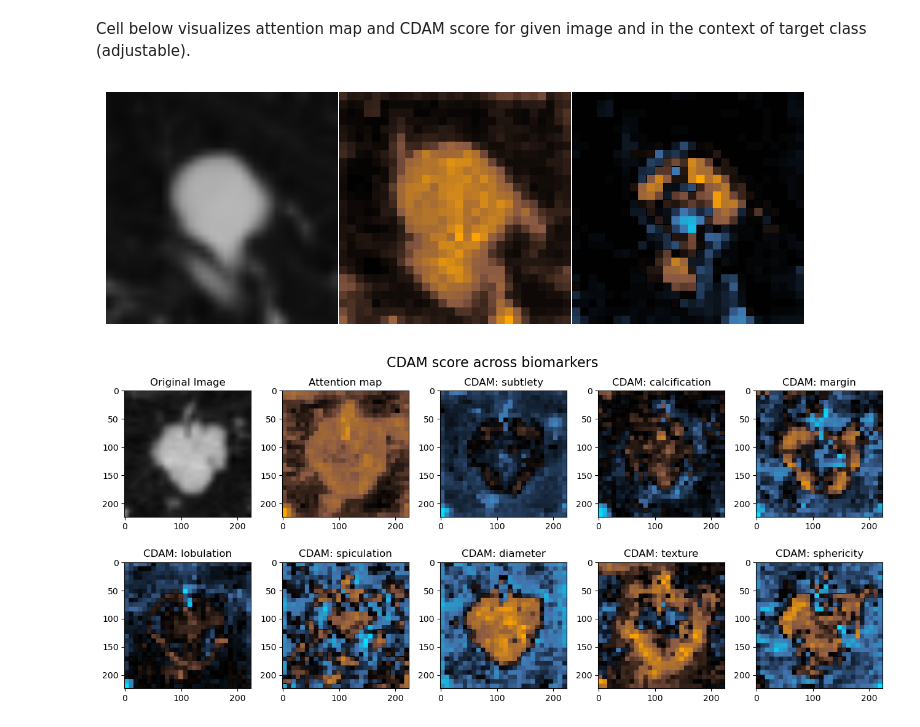
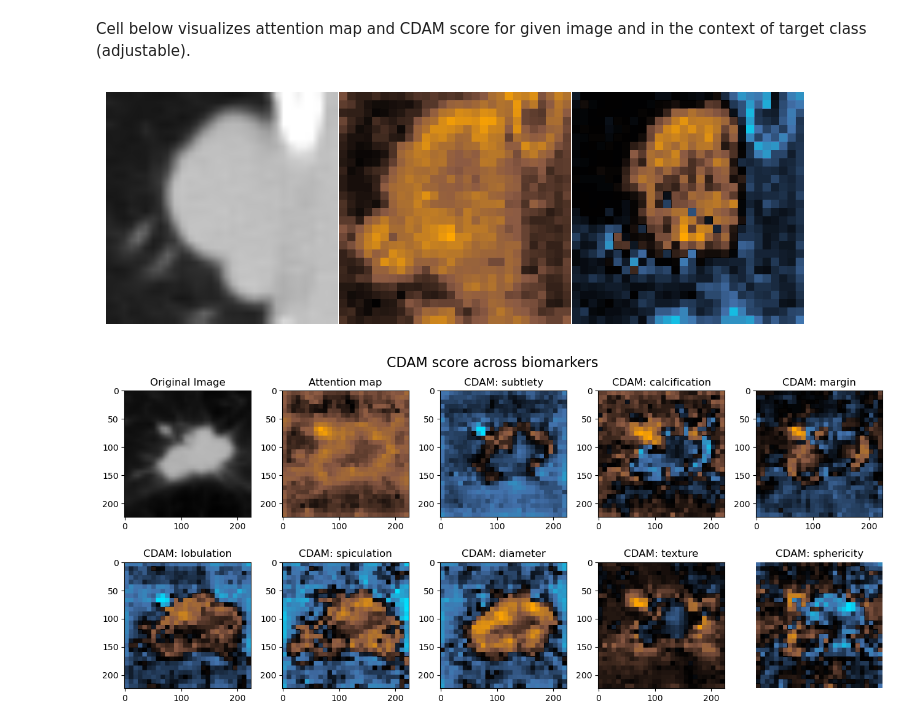
Before and after one commit to jbindaAI/LIDC, a Jupyter notebook: CDAM_LIDC/CDAM_SSL.ipynb, the cells around one changed output. Saved outputs shown, nothing was run; the diff lists cells and outputs as text; code cells hidden in the pictures.

```diff
--- a/CDAM_LIDC/CDAM_SSL.ipynb
+++ b/CDAM_LIDC/CDAM_SSL.ipynb
@@ -287,30 +287,30 @@ def get_maps(model, img, return_raw=False, target_class="End2End", clip=False):
 Cell below visualizes attention map and CDAM score for given image and in the context of target class (adjustable).
 # %%
 #Choose image:
-IMG_ID = "0123"
+IMG_ID = "0222"
 
 # Loading image:
 img_path = f"/home/jbinda/INFORM/LIDC/dataset/crops/{IMG_ID}.pt"
 sample_img, original_img = load_img(img_path)
 sample_img.requires_grad = True
 
 ## Choose feature with respect to which you want compute CDAM score. In case of End2End model choose: End2End.
 # Available targets: "subtlety", "calcification", "margin", "lobulation", "spiculation", "diameter", "texture", "sphericity", "End2End"
 TARGET_CLASS="End2End"
-SAVE_MAPS = False
+SAVE_MAPS = True
 assert TARGET_CLASS in class2idx.keys(), f"Wrong target name! Available: {class2idx.keys()}"
 if SAVE_MAPS:
     savename=f"{TARGET_CLASS}_{IMG_ID}"
 else:
     savename=None
 
 # Preparing maps:
 model = model.to(device)
 attention_map, class_attention_map = get_maps(model, sample_img, target_class=TARGET_CLASS, clip=True)
 
 plot_results(original_img, [attention_map, class_attention_map], savename=savename, model_type=MODEL_TYPE)
 # %% [output]
-[figure, old version]
+[figure, new version]
 # %%
 def plot_grid(original, maps, target_names, savename=None, figsize=(13, 6)):
     """Using matplotlib, plot the original image and the relevance maps"""
@@ -386,9 +388,9 @@ def prepare_grid(model, img_id, savename=None):
 # IMG_ID = "0077" -> big nodule
 # %%
 #Choose image:
-IMG_ID = "0023"
+IMG_ID = "0125"
 
 model = model.to(device)
 prepare_grid(model, img_id=IMG_ID, savename=IMG_ID)
 # %% [output]
-[figure, old version]
+[figure, new version]
```
Also changed, not shown: parts of 1 cell of this notebook, 1 other file.
